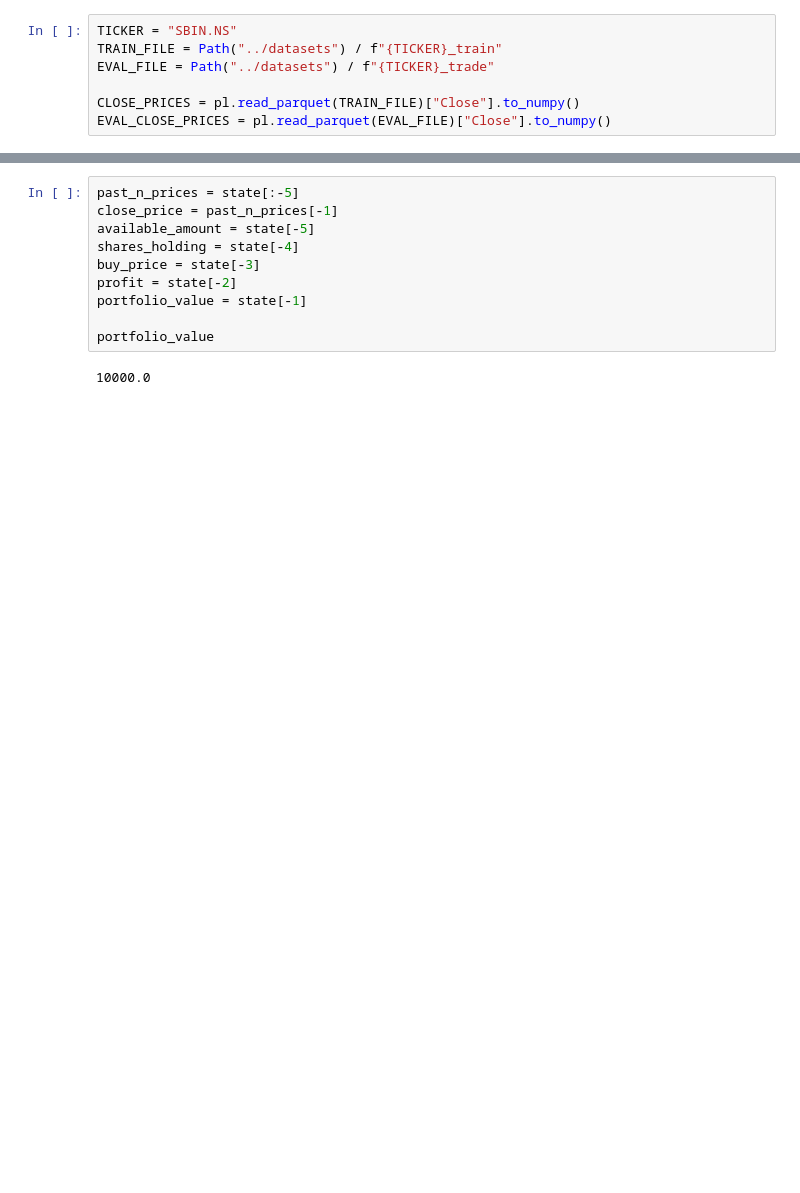
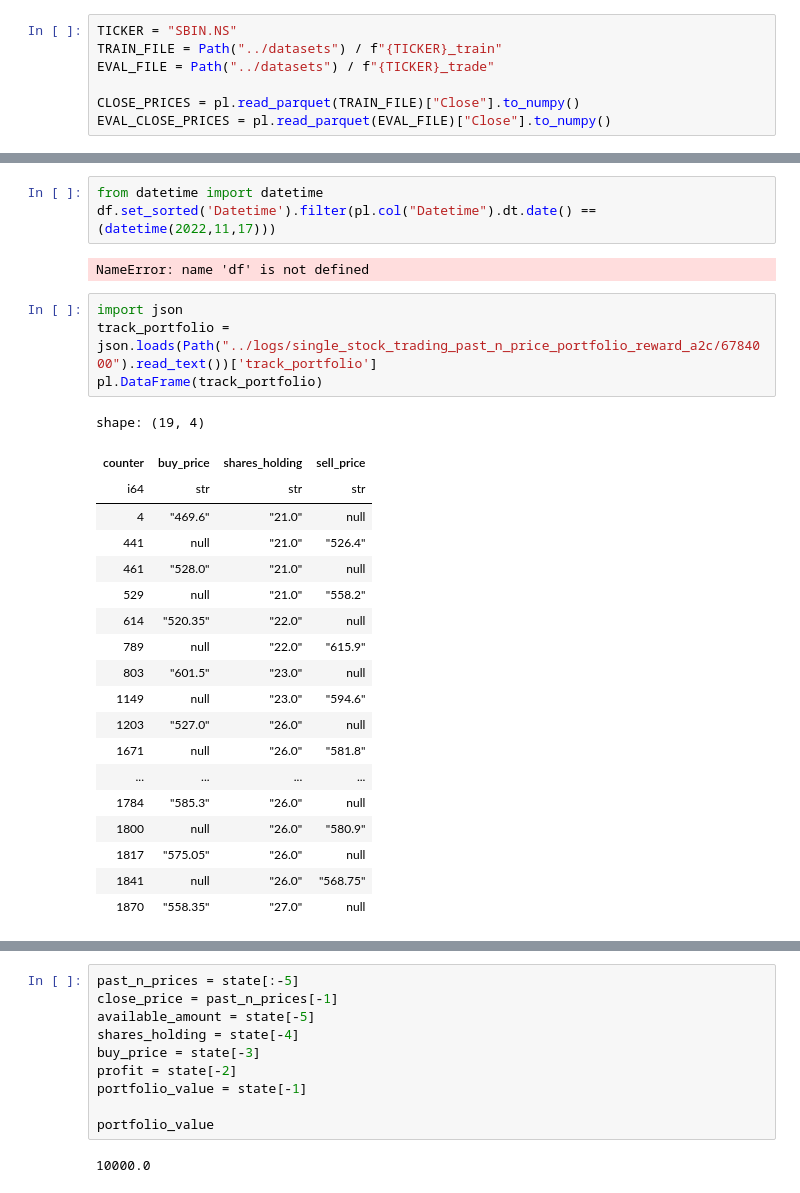
Before and after one commit to xaviruvpadhiyar98/trading-rl, a Jupyter notebook: notebooks/debug_env.ipynb, the cells around one changed output, grey strips where cells are left out. Saved outputs shown, nothing was run; the diff lists cells and outputs as text; blank space fills up the shorter version.

```diff
--- a/notebooks/debug_env.ipynb
+++ b/notebooks/debug_env.ipynb
@@ -20,0 +30,29 @@ EVAL_CLOSE_PRICES = pl.read_parquet(EVAL_FILE)["Close"].to_numpy()
+# %%
+from datetime import datetime
+df.set_sorted('Datetime').filter(pl.col("Datetime").dt.date() == (datetime(2022,11,17)))
+# %% [output]
+NameError: name 'df' is not defined
+# %%
+import json
+track_portfolio = json.loads(Path("../logs/single_stock_trading_past_n_price_portfolio_reward_a2c/6784000").read_text())['track_portfolio']
+pl.DataFrame(track_portfolio)
+# %% [output]
+shape: (19, 4)
+| counter | buy_price | shares_holding | sell_price |
+| i64 | str | str | str |
+| 4 | "469.6" | "21.0" | null |
+| 441 | null | "21.0" | "526.4" |
+| 461 | "528.0" | "21.0" | null |
+| 529 | null | "21.0" | "558.2" |
+| 614 | "520.35" | "22.0" | null |
+| 789 | null | "22.0" | "615.9" |
+| 803 | "601.5" | "23.0" | null |
+| 1149 | null | "23.0" | "594.6" |
+| 1203 | "527.0" | "26.0" | null |
+| 1671 | null | "26.0" | "581.8" |
+| ... | ... | ... | ... |
+| 1784 | "585.3" | "26.0" | null |
+| 1800 | null | "26.0" | "580.9" |
+| 1817 | "575.05" | "26.0" | null |
+| 1841 | null | "26.0" | "568.75" |
+| 1870 | "558.35" | "27.0" | null |
```
Also changed, not shown: parts of 13 cells of this notebook, 9 other files.
